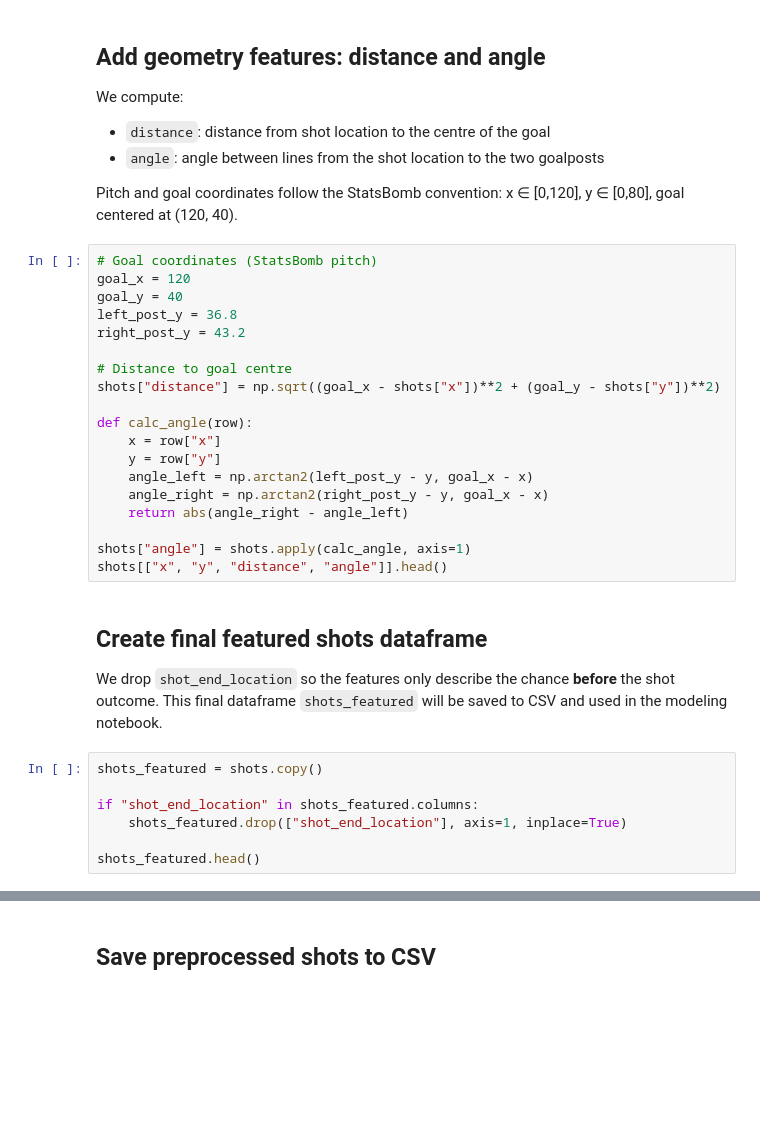
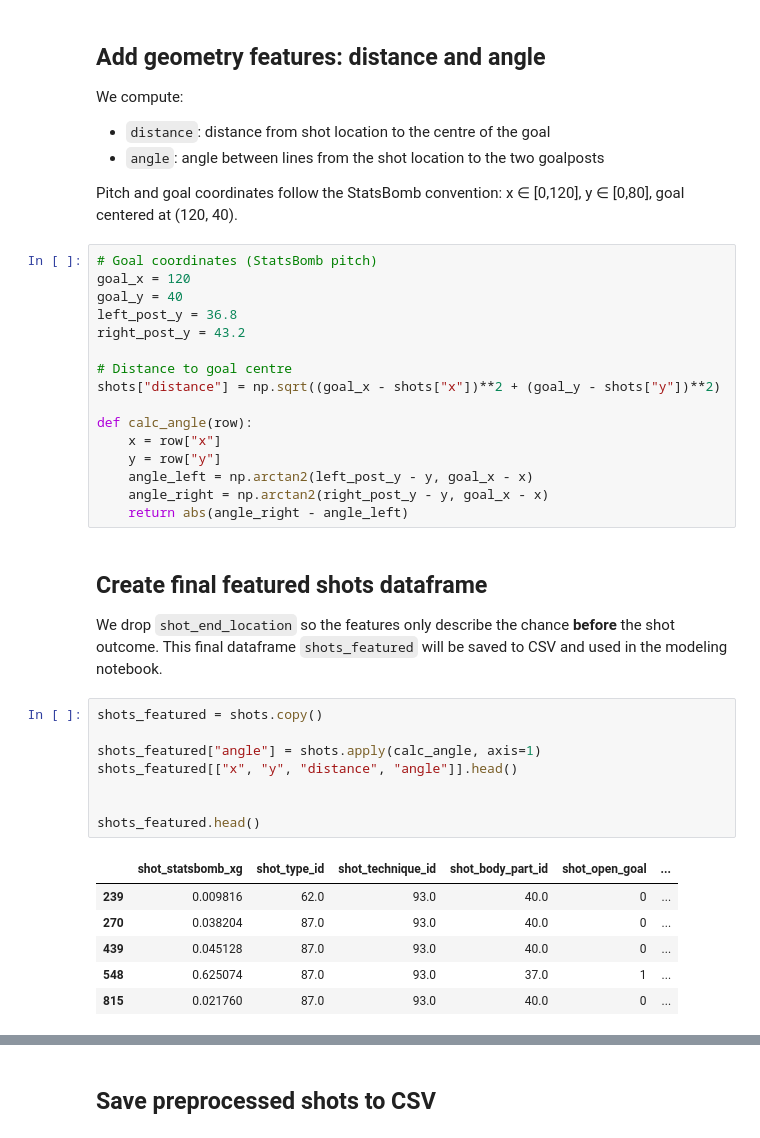
Before and after one commit to M-Traiki/Final_Project_Ironhack, a Jupyter notebook: preprocessing.ipynb, the cells around one changed output, grey strips where cells are left out. Cells and saved outputs as stored; diff of their text form; blank space fills up the shorter version.

```diff
--- a/preprocessing.ipynb
+++ b/preprocessing.ipynb
@@ -135,9 +208,6 @@ def calc_angle(row):
     angle_left = np.arctan2(left_post_y - y, goal_x - x)
     angle_right = np.arctan2(right_post_y - y, goal_x - x)
     return abs(angle_right - angle_left)
-
-shots["angle"] = shots.apply(calc_angle, axis=1)
-shots[["x", "y", "distance", "angle"]].head()
 # %% [markdown]
 ## Create final featured shots dataframe
 
@@ -145,7 +215,15 @@ We drop `shot_end_location` so the features only describe the chance **before**
 # %%
 shots_featured = shots.copy()
 
-if "shot_end_location" in shots_featured.columns:
-    shots_featured.drop(["shot_end_location"], axis=1, inplace=True)
+shots_featured["angle"] = shots.apply(calc_angle, axis=1)
+shots_featured[["x", "y", "distance", "angle"]].head()
+
 
 shots_featured.head()
+# %% [output]
+|  | shot_statsbomb_xg | shot_type_id | shot_technique_id | shot_body_part_id | shot_open_goal | ... |
+| 239 | 0.009816 | 62.0 | 93.0 | 40.0 | 0 | ... |
+| 270 | 0.038204 | 87.0 | 93.0 | 40.0 | 0 | ... |
+| 439 | 0.045128 | 87.0 | 93.0 | 40.0 | 0 | ... |
+| 548 | 0.625074 | 87.0 | 93.0 | 37.0 | 1 | ... |
+| 815 | 0.021760 | 87.0 | 93.0 | 40.0 | 0 | ... |
```
Also changed, not shown: parts of 25 cells of this notebook.
